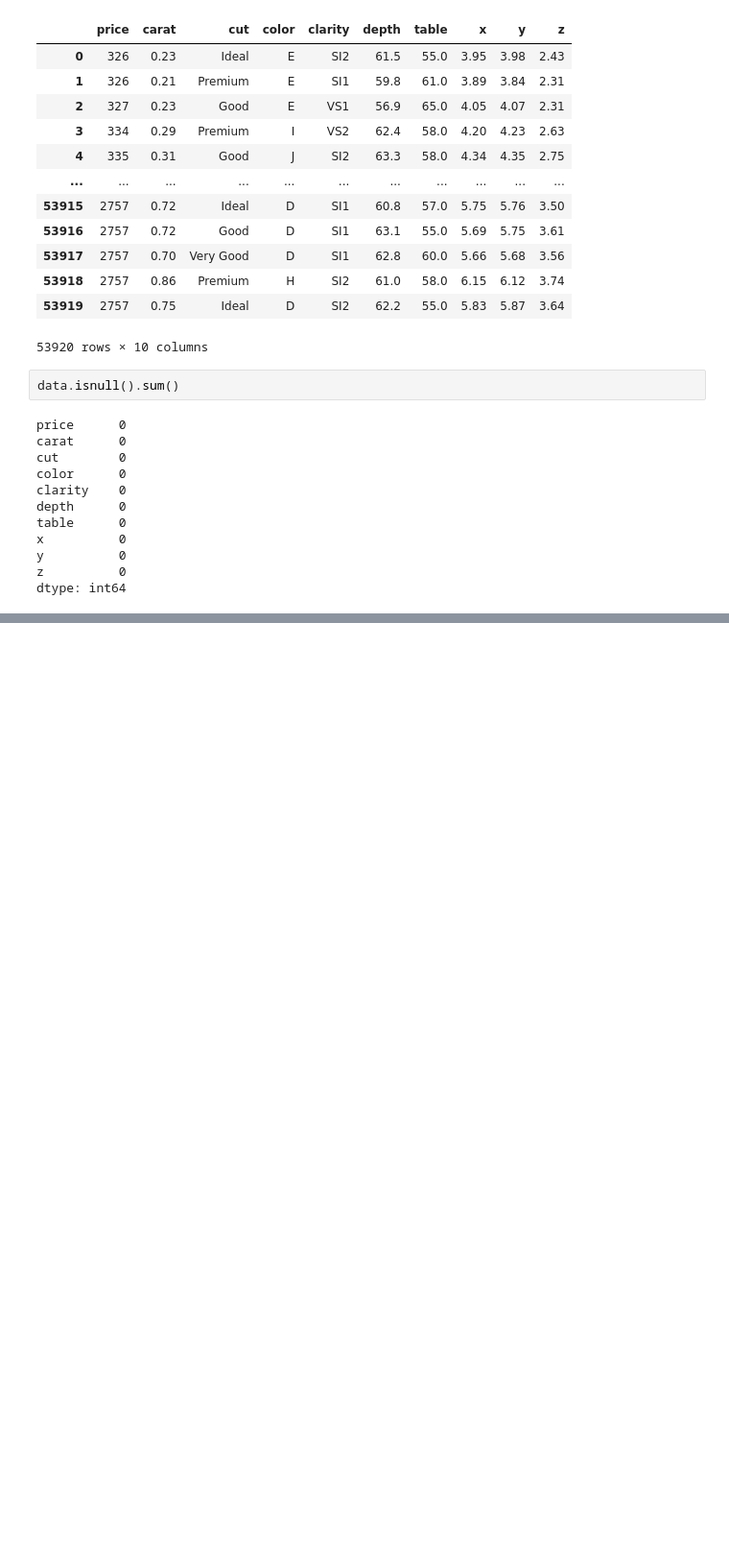
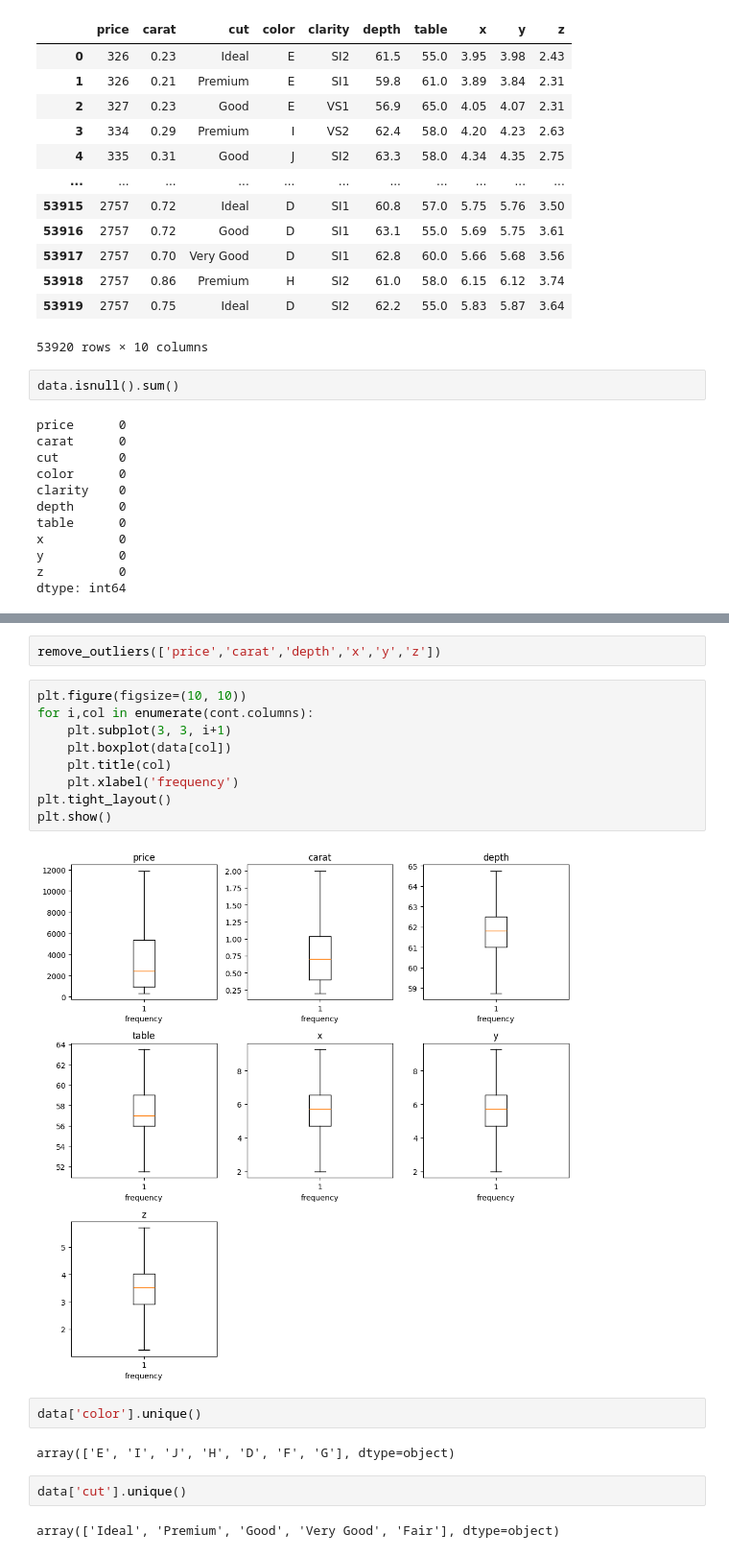
Before and after one commit to Agumekenneth/Probality-and-statistics-, a Jupyter notebook: WEEK 4/ml.ipynb, the cells around one changed output, grey strips where cells are left out. Shown: that part at 96% size. Saved outputs shown, nothing was run; the diff lists cells and outputs as text; blank space fills up the shorter version.

```diff
--- a/WEEK 4/ml.ipynb
+++ b/WEEK 4/ml.ipynb
@@ -50,0 +120,21 @@ data.describe()
+# %%
+remove_outliers(['price','carat','depth','x','y','z'])
+# %%
+plt.figure(figsize=(10, 10))
+for i,col in enumerate(cont.columns):
+    plt.subplot(3, 3, i+1)
+    plt.boxplot(data[col])
+    plt.title(col)
+    plt.xlabel('frequency')
+plt.tight_layout()
+plt.show()
+# %% [output]
+[figure, added]
+# %%
+data['color'].unique()
+# %% [output]
+array(['E', 'I', 'J', 'H', 'D', 'F', 'G'], dtype=object)
+# %%
+data['cut'].unique()
+# %% [output]
+array(['Ideal', 'Premium', 'Good', 'Very Good', 'Fair'], dtype=object)
```
Also changed, not shown: parts of 17 cells of this notebook.
